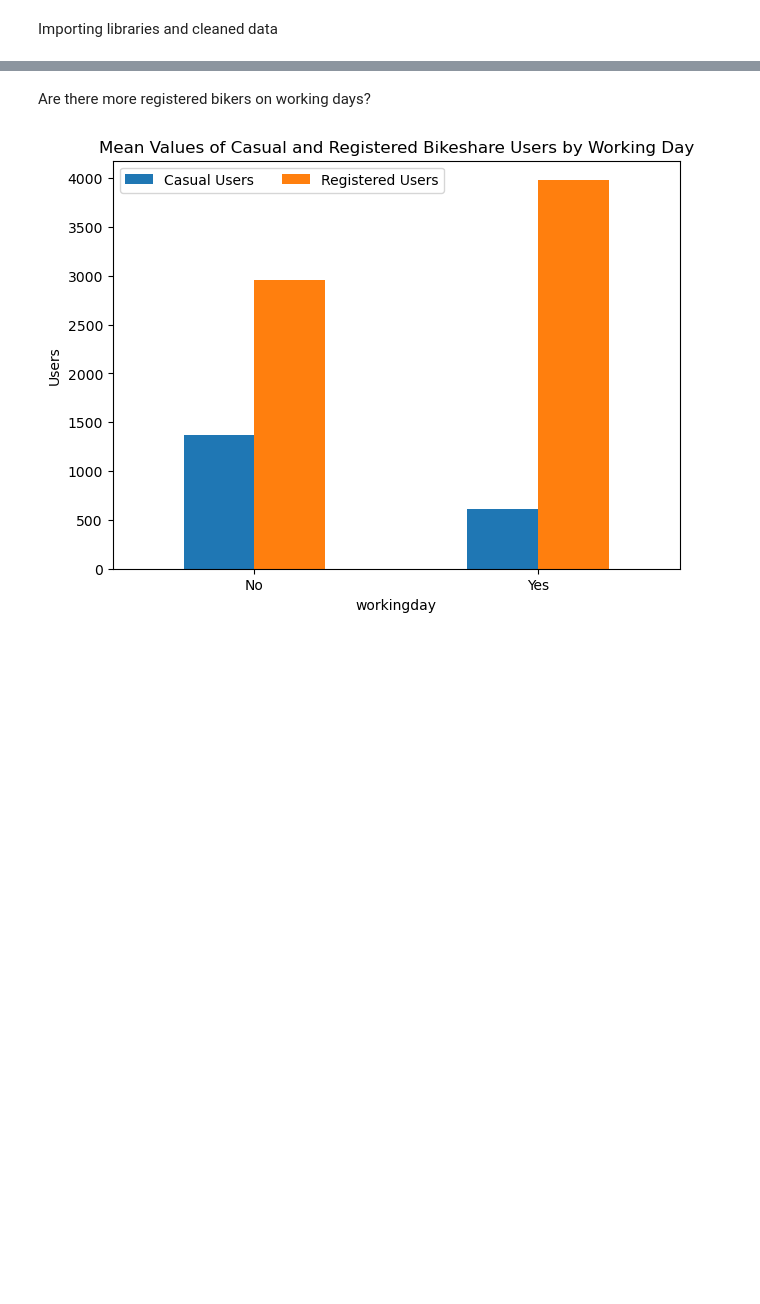
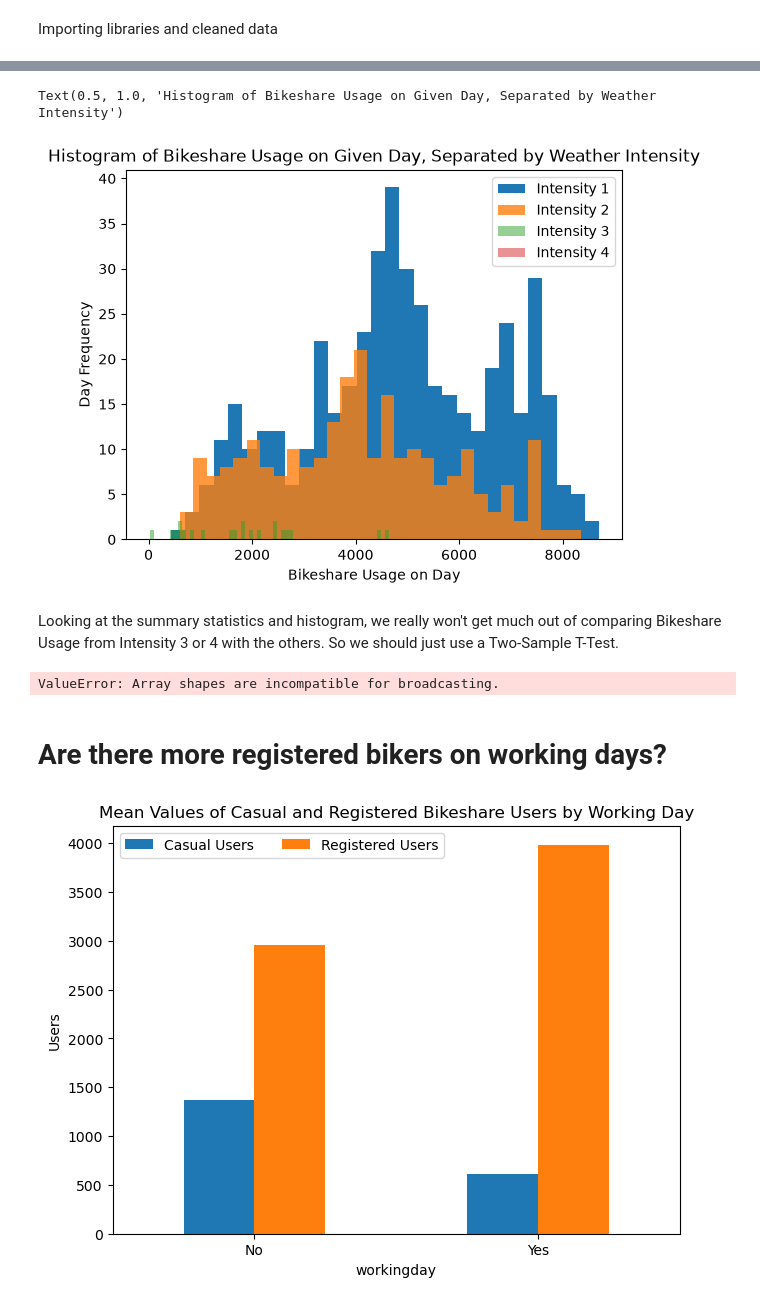
Before and after one commit to nageshwarsam/320-Final-Project, a Jupyter notebook: Project_Checkpoint_2.ipynb, the cells around one changed output, grey strips where cells are left out. Drawn from its saved outputs; the diff is of its cells as text; code cells hidden in the pictures; blank space fills up the shorter version.

Commit message:
Working on Test

```diff
--- a/Project_Checkpoint_2.ipynb
+++ b/Project_Checkpoint_2.ipynb
@@ -21,0 +38,12 @@ df = pd.read_csv("Data/presentable_df.csv")
+# %%
+df_intens1 = df[df["weathersit"] == 1]["cnt"]
+df_intens2 = df[df["weathersit"] == 2]["cnt"]
+df_intens3 = df[df["weathersit"] == 3]["cnt"]
+df_intens4 = df[df["weathersit"] == 4]["cnt"]
+
+df_intensheadcount = pd.DataFrame({
+    "Weather Intensity:": ["1", "2", "3", "4"],
+    "Count:": [df_intens1.count(), df_intens2.count(), df_intens3.count(), df_intens4.count()]
+})
+
+df_intensheadcount
@@ -22,5 +81,23 @@ df = pd.read_csv("Data/presentable_df.csv")
+# %%
+plt.hist(df_intens1, bins = 30)
+plt.hist(df_intens2, bins = 30, alpha = 0.8)
+plt.hist(df_intens3, bins = 60, alpha = 0.5)
+plt.hist(df_intens4, bins = 60, alpha = 0.5)
+plt.legend(["Intensity 1", "Intensity 2", "Intensity 3", "Intensity 4"])
+plt.xlabel("Bikeshare Usage on Day")
+plt.ylabel("Day Frequency")
+plt.title("Histogram of Bikeshare Usage on Given Day, Separated by Weather Intensity")
+# %% [output]
+Text(0.5, 1.0, 'Histogram of Bikeshare Usage on Given Day, Separated by Weather Intensity')
+[figure, added]
+# %% [markdown]
+Looking at the summary statistics and histogram, we really won't get much out of comparing Bikeshare Usage from Intensity 3 or 4 with the others. So we should just use a Two-Sample T-Test.
+# %%
+stats.ttest_rel(df_intens1, df_intens2)
+# %% [output]
+ValueError: Array shapes are incompatible for broadcasting.
 # %% [markdown]
-Are there more registered bikers on working days?
+# Are there more registered bikers on working days?
 # %%
 df_workday = df.groupby('workingday')[['casual','registered']].mean()
 df_workday.columns = ['Casual Users', 'Registered Users']
```
Also changed, not shown: parts of 5 cells of this notebook, 1 other file.
